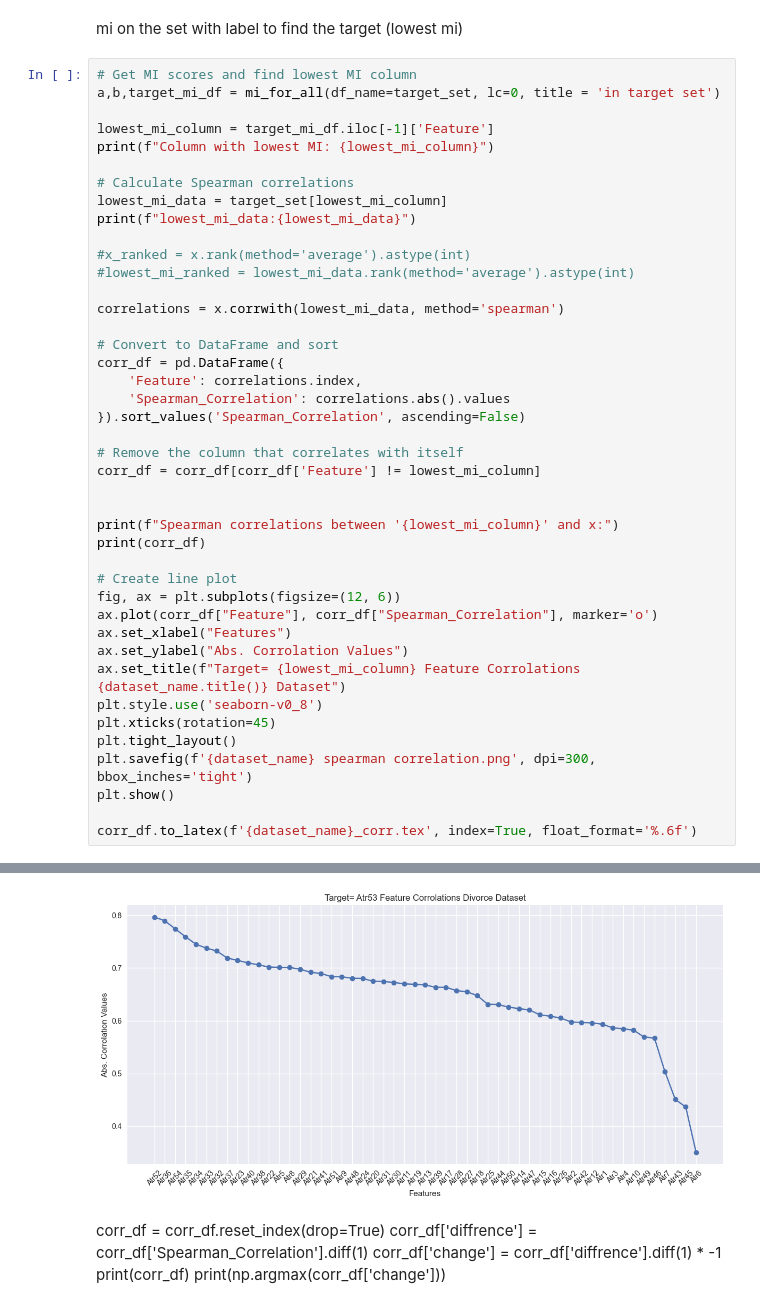
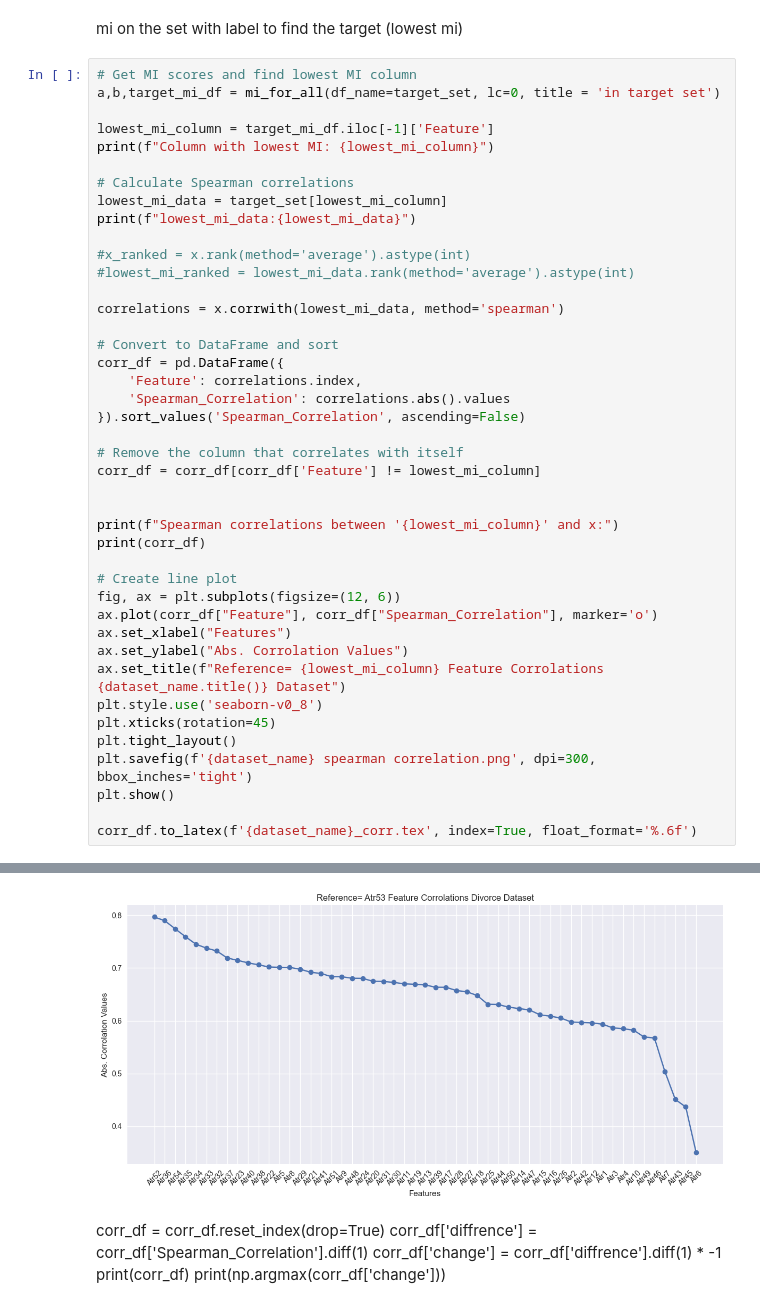
Before and after one commit to senturkcan/ppfs_mlpart, a Jupyter notebook: mi_calculations 2 divorce.ipynb, the cells around one changed output, grey strips where cells are left out. Cells and saved outputs as stored; diff of their text form.

```diff
--- a/mi_calculations 2 divorce.ipynb
+++ b/mi_calculations 2 divorce.ipynb
@@ -228,35 +231,35 @@ print(corr_df)
 fig, ax = plt.subplots(figsize=(12, 6))
 ax.plot(corr_df["Feature"], corr_df["Spearman_Correlation"], marker='o')
 ax.set_xlabel("Features")
 ax.set_ylabel("Abs. Corrolation Values")
-ax.set_title(f"Target= {lowest_mi_column} Feature Corrolations {dataset_name.title()} Dataset")
+ax.set_title(f"Reference= {lowest_mi_column} Feature Corrolations {dataset_name.title()} Dataset")
 plt.style.use('seaborn-v0_8')
 plt.xticks(rotation=45)
 plt.tight_layout()
 plt.savefig(f'{dataset_name} spearman correlation.png', dpi=300, bbox_inches='tight')
 plt.show()
 
 corr_df.to_latex(f'{dataset_name}_corr.tex', index=True, float_format='%.6f')
 # %% [output]
 [figure]
 Column with lowest MI: Atr53
 lowest_mi_data:0      2
 1      2
 2      2
 3      2
 4      1
       ..
 165    2
 166    2
 167    0
 168    3
 169    3
 ... (52 lines left out)
 6     Atr7              0.503775
 42   Atr43              0.450810
 44   Atr45              0.436713
 5     Atr6              0.350186
-[figure, old version]
+[figure, new version]
 # %% [markdown]
 corr_df = corr_df.reset_index(drop=True)
 corr_df['diffrence'] = corr_df['Spearman_Correlation'].diff(1)
```
Also changed, not shown: parts of 2 cells of this notebook, 19 other files.
